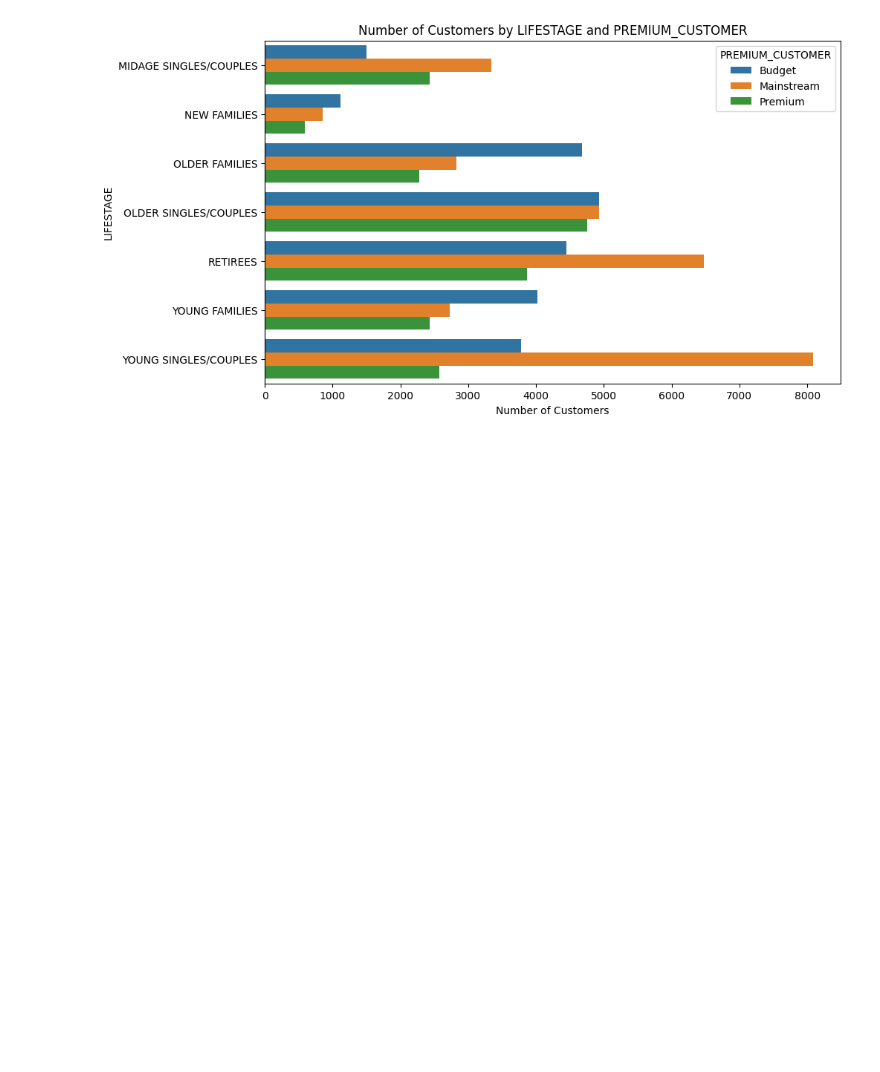
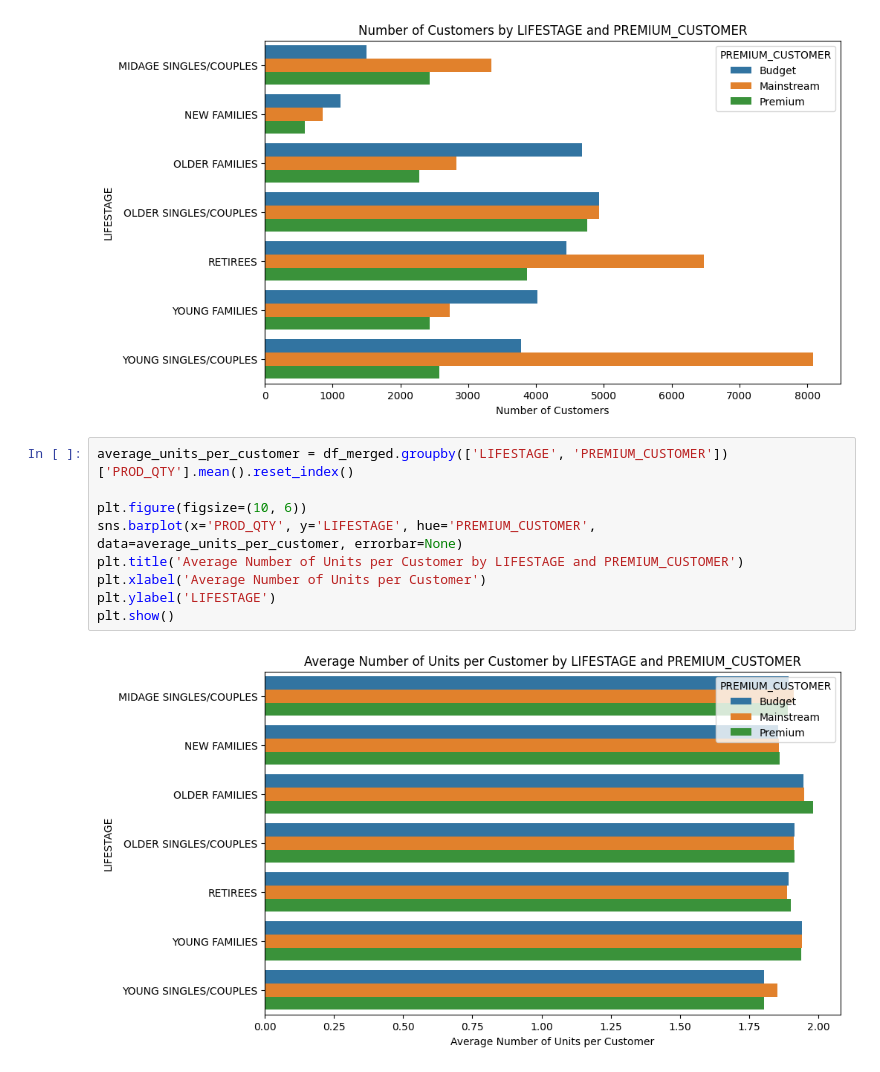
Before and after one commit to yahyaCS/quantiumTasks, a Jupyter notebook: Task1.ipynb, the cells around one changed output. Drawn from its saved outputs; the diff is of its cells as text; blank space fills up the shorter version.

Commit message:
Average Number of Units per Customer by LIFESTAGE and PREMIUM_CUSTOMER

```diff
--- a/Task1.ipynb
+++ b/Task1.ipynb
@@ -427,3 +427,14 @@ plt.ylabel('LIFESTAGE')
 plt.show()
 # %% [output]
 [figure]
+# %%
+average_units_per_customer = df_merged.groupby(['LIFESTAGE', 'PREMIUM_CUSTOMER'])['PROD_QTY'].mean().reset_index()
+
+plt.figure(figsize=(10, 6))
+sns.barplot(x='PROD_QTY', y='LIFESTAGE', hue='PREMIUM_CUSTOMER', data=average_units_per_customer, errorbar=None)
+plt.title('Average Number of Units per Customer by LIFESTAGE and PREMIUM_CUSTOMER')
+plt.xlabel('Average Number of Units per Customer')
+plt.ylabel('LIFESTAGE')
+plt.show()
+# %% [output]
+[figure, added]
```
